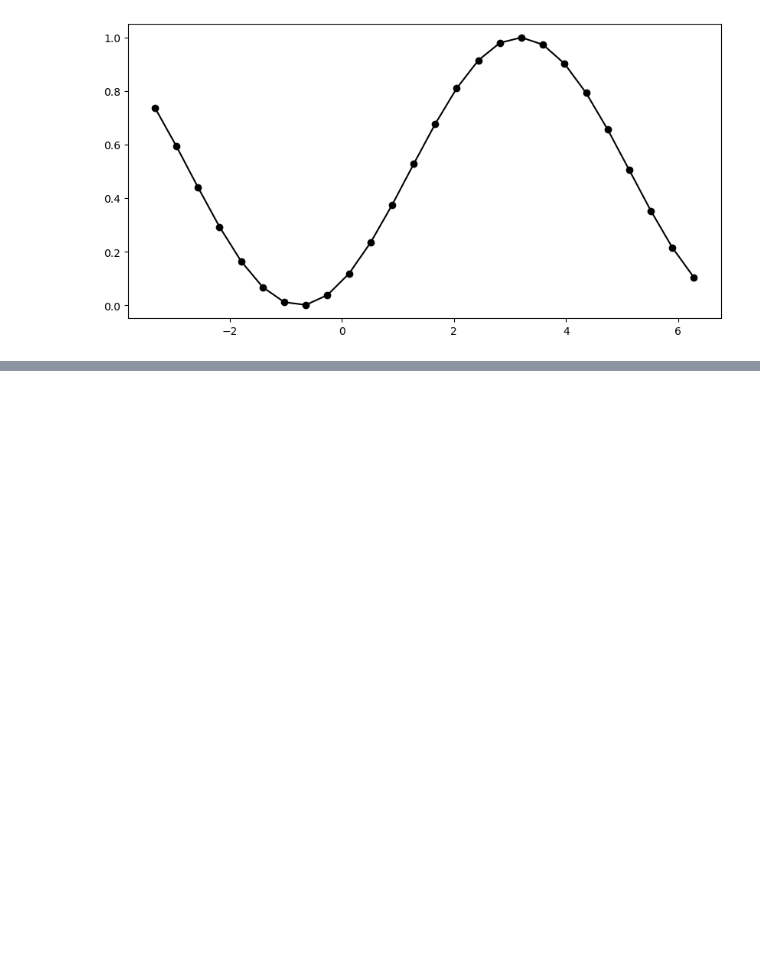
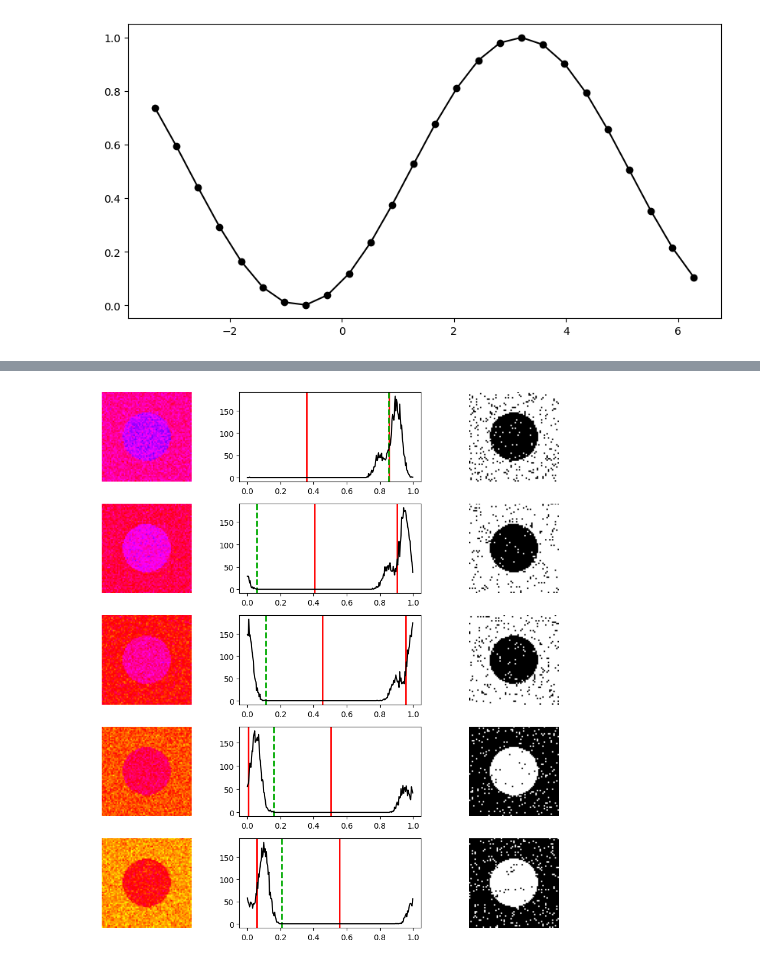
Before and after one commit to pohlt/scikit-image, a Jupyter notebook: __co/co.ipynb, the cells around one changed output, grey strips where cells are left out. Saved outputs shown, nothing was run; the diff lists cells and outputs as text; code cells hidden in the pictures; blank space fills up the shorter version.

```diff
--- a/__co/co.ipynb
+++ b/__co/co.ipynb
@@ -390,0 +412,33 @@ co_th = circular_otsu_naive(x, h)
+# %%
+from skimage.color.colorconv import hsv2rgb
+from skimage.filters import threshold_circular_otsu, threshold_otsu
+
+mask = np.fromfunction(lambda r, c: (r - 32) ** 2 + (c - 32) ** 2 < 300, (65, 65))
+
+fig, ax = plt.subplots(5, 3, figsize=(10, 10))
+for i in range(5):
+    img_hsv = np.ones((*mask.shape, 3), dtype=np.float32)
+    hue = img_hsv[..., 0]
+    hue[...] = np.where(mask, 0.8, 0.9)
+    hue += 0.05 * i
+    hue += np.random.normal(0, 0.03, mask.shape)
+    hue %= 1.0
+    img_rgb = hsv2rgb(img_hsv)
+
+    ax[i, 0].imshow(img_rgb)
+    ax[i, 0].axis("off")
+
+    c, x = np.histogram(hue, 256, (0, 1))
+    t = threshold_circular_otsu(hue, val_range=(0, 1))
+    # equivalent:
+    # t = threshold_circular_otsu(val_range=(0, 1), hist=c)
+    for v in t:
+        ax[i, 1].axvline(v, c="#f00f", lw=2)
+    ax[i, 1].axvline(threshold_otsu(hue), c="#0a0", ls="dashed", lw=2)
+    ax[i, 1].plot(0.5 * (x[1:] + x[:-1]), c, color="#000")
+
+    ax[i, 2].imshow((hue < t[0]) | (hue > t[1]), cmap="gray")
+    ax[i, 2].axis("off")
+plt.tight_layout()
+# %% [output]
+[figure, added]
```
Also changed, not shown: parts of 3 cells of this notebook, 4 other files.
